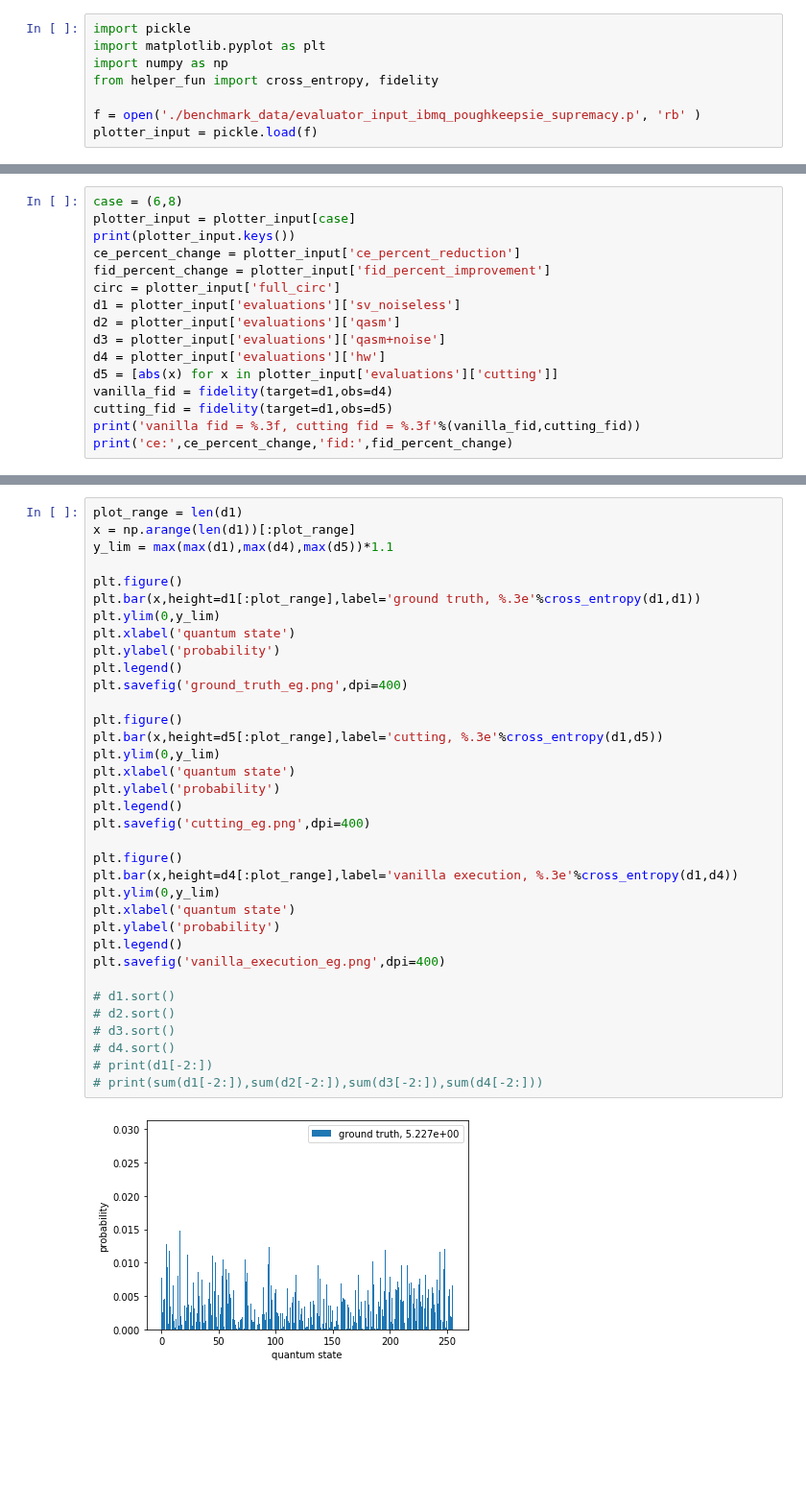
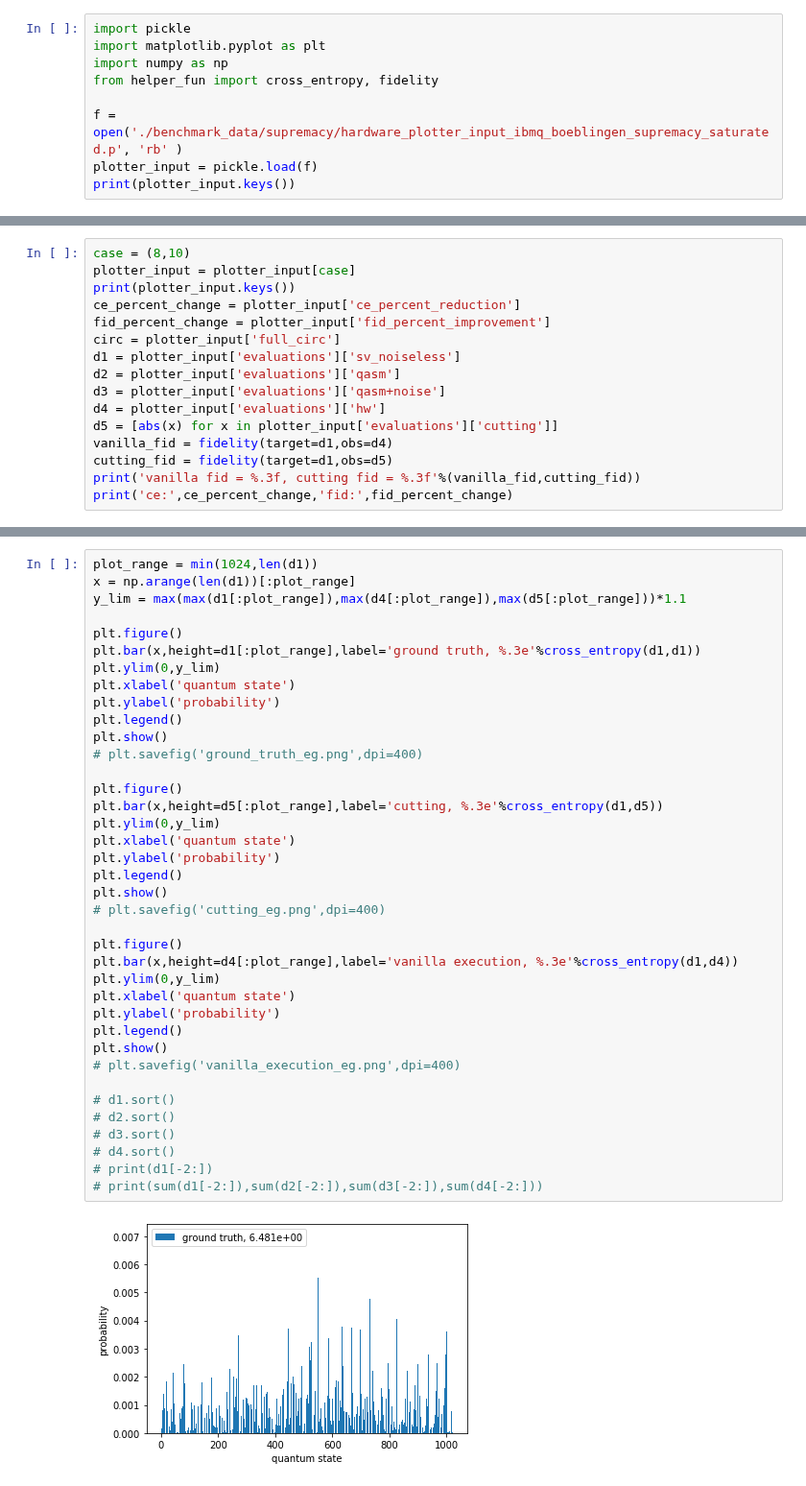
Before and after one commit to teaguetomesh/dqva-and-circuit-cutting, a Jupyter notebook: mitigation/check_output.ipynb, the cells around one changed output, grey strips where cells are left out. Shown at 96% size. Saved outputs shown, nothing was run; the diff lists cells and outputs as text; blank space fills up the shorter version.

```diff
--- a/mitigation/check_output.ipynb
+++ b/mitigation/check_output.ipynb
@@ -4,6 +4,7 @@ import matplotlib.pyplot as plt
 import numpy as np
 from helper_fun import cross_entropy, fidelity
 
-f = open('./benchmark_data/evaluator_input_ibmq_poughkeepsie_supremacy.p', 'rb' )
+f = open('./benchmark_data/supremacy/hardware_plotter_input_ibmq_boeblingen_supremacy_saturated.p', 'rb' )
 plotter_input = pickle.load(f)
+print(plotter_input.keys())
 # %% [output]
@@ -11,5 +12,5 @@ FileNotFoundError: [Errno 2] No such file or directory: 'evaluator_input_ibmq_po
 # %%
-case = (6,8)
+case = (8,10)
 plotter_input = plotter_input[case]
 print(plotter_input.keys())
 ce_percent_change = plotter_input['ce_percent_reduction']
@@ -31,37 +32,40 @@ ce: -32.30113069806364 fid: 1.7763568394002505e-13
 # %%
-plot_range = len(d1)
+plot_range = min(1024,len(d1))
 x = np.arange(len(d1))[:plot_range]
-y_lim = max(max(d1),max(d4),max(d5))*1.1
+y_lim = max(max(d1[:plot_range]),max(d4[:plot_range]),max(d5[:plot_range]))*1.1
 
 plt.figure()
 plt.bar(x,height=d1[:plot_range],label='ground truth, %.3e'%cross_entropy(d1,d1))
 plt.ylim(0,y_lim)
 plt.xlabel('quantum state')
 plt.ylabel('probability')
 plt.legend()
-plt.savefig('ground_truth_eg.png',dpi=400)
+plt.show()
+# plt.savefig('ground_truth_eg.png',dpi=400)
 
 plt.figure()
 plt.bar(x,height=d5[:plot_range],label='cutting, %.3e'%cross_entropy(d1,d5))
 plt.ylim(0,y_lim)
 plt.xlabel('quantum state')
 plt.ylabel('probability')
 plt.legend()
-plt.savefig('cutting_eg.png',dpi=400)
+plt.show()
+# plt.savefig('cutting_eg.png',dpi=400)
 
 plt.figure()
 plt.bar(x,height=d4[:plot_range],label='vanilla execution, %.3e'%cross_entropy(d1,d4))
 plt.ylim(0,y_lim)
 plt.xlabel('quantum state')
 plt.ylabel('probability')
 plt.legend()
-plt.savefig('vanilla_execution_eg.png',dpi=400)
+plt.show()
+# plt.savefig('vanilla_execution_eg.png',dpi=400)
 
 # d1.sort()
 # d2.sort()
 # d3.sort()
 # d4.sort()
 # print(d1[-2:])
 # print(sum(d1[-2:]),sum(d2[-2:]),sum(d3[-2:]),sum(d4[-2:]))
 # %% [output]
-[figure, old version]
+[figure, new version]
```
Also changed, not shown: parts of 3 cells of this notebook, 11 other files.
